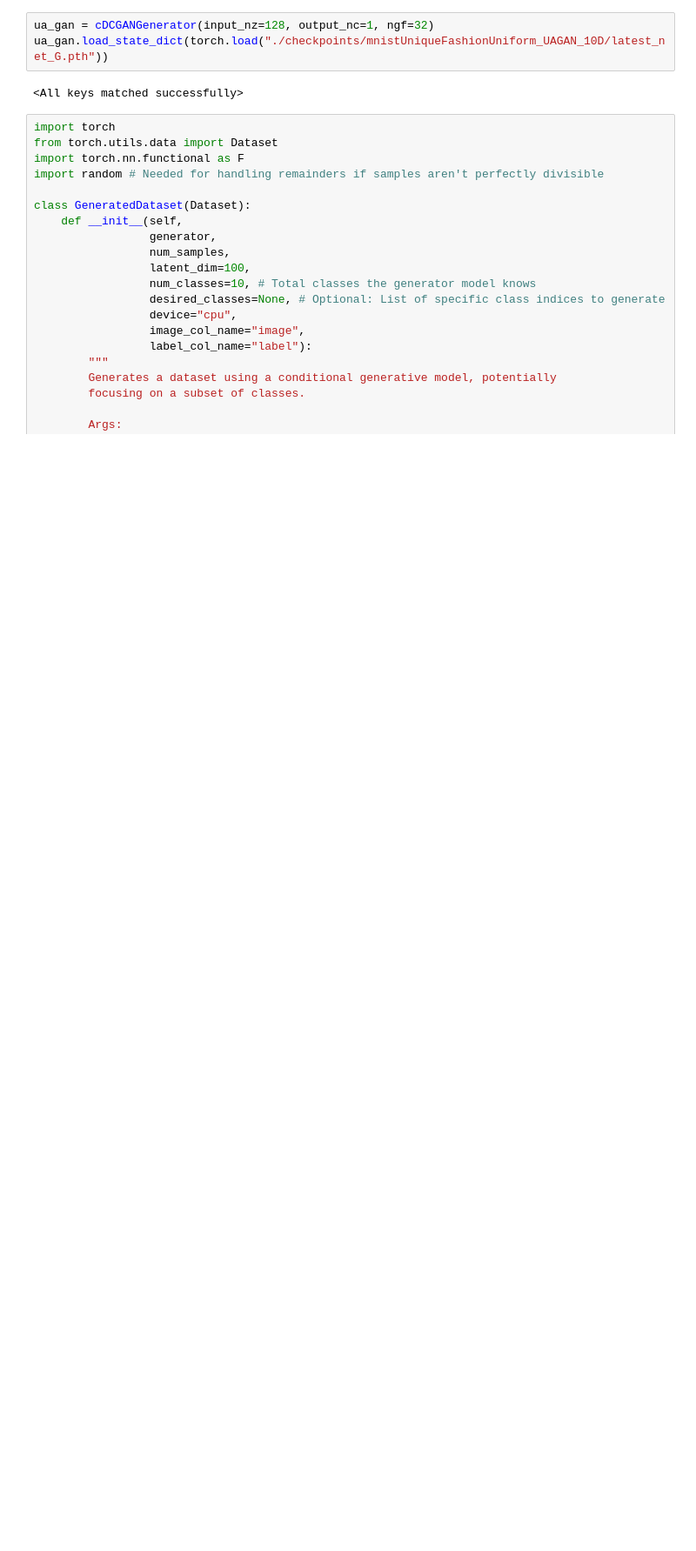
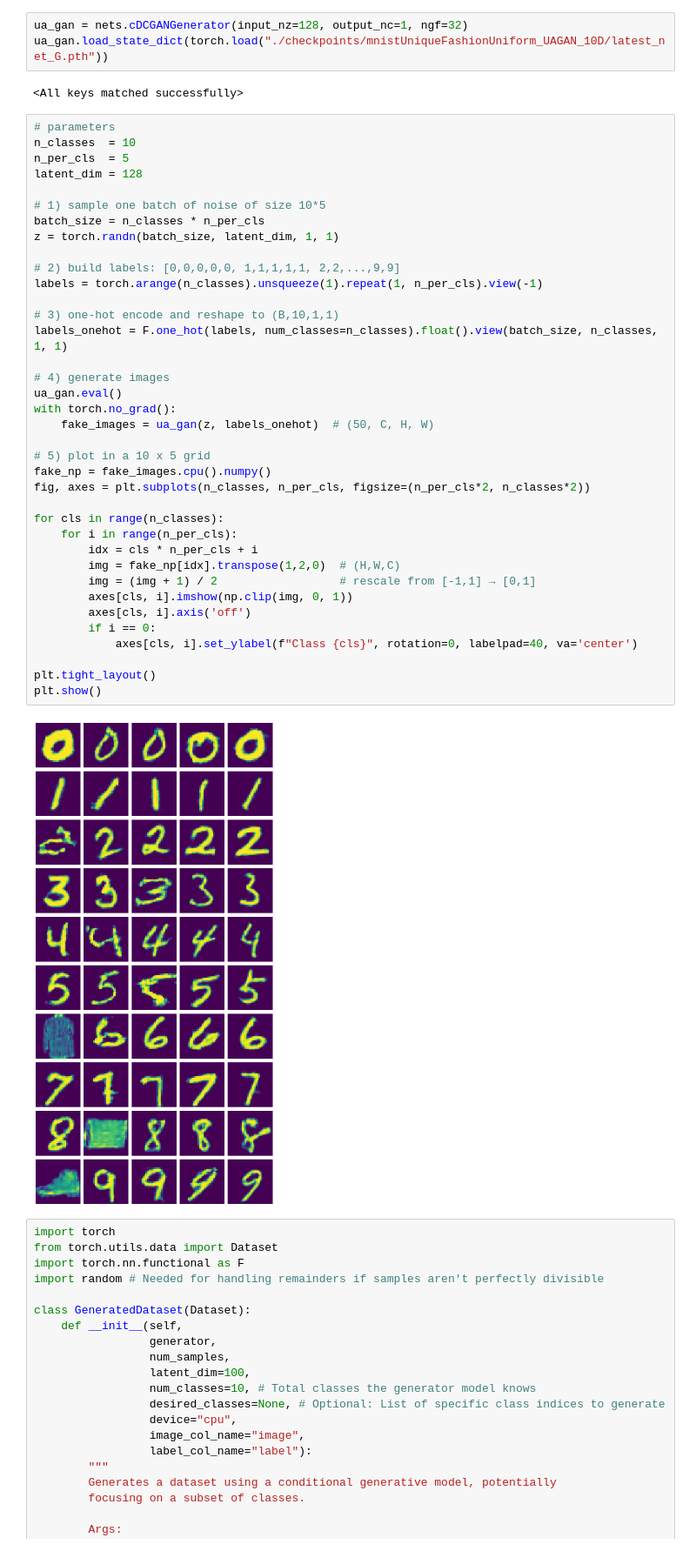
Before and after one commit to gustavoguaragna/UAGAN, a Jupyter notebook: Evaluation_UA.ipynb, the cells around one changed output. Shown at 87% size. Cells and saved outputs as stored; diff of their text form; blank space fills up the shorter version.

```diff
--- a/Evaluation_UA.ipynb
+++ b/Evaluation_UA.ipynb
@@ -289,10 +290,49 @@ class cDCGANGenerator(nn.Module):
         x = torch.tanh(self.deconv4(x))
         return x
 # %%
-ua_gan = cDCGANGenerator(input_nz=128, output_nc=1, ngf=32)
+ua_gan = nets.cDCGANGenerator(input_nz=128, output_nc=1, ngf=32)
 ua_gan.load_state_dict(torch.load("./checkpoints/mnistUniqueFashionUniform_UAGAN_10D/latest_net_G.pth"))
 # %% [output]
 <All keys matched successfully>
+# %%
+# parameters
+n_classes  = 10
+n_per_cls  = 5
+latent_dim = 128
+
+# 1) sample one batch of noise of size 10*5
+batch_size = n_classes * n_per_cls
+z = torch.randn(batch_size, latent_dim, 1, 1)
+
+# 2) build labels: [0,0,0,0,0, 1,1,1,1,1, 2,2,...,9,9]
+labels = torch.arange(n_classes).unsqueeze(1).repeat(1, n_per_cls).view(-1)
+
+# 3) one-hot encode and reshape to (B,10,1,1)
+labels_onehot = F.one_hot(labels, num_classes=n_classes).float().view(batch_size, n_classes, 1, 1)
+
+# 4) generate images
+ua_gan.eval()
+with torch.no_grad():
+    fake_images = ua_gan(z, labels_onehot)  # (50, C, H, W)
+
+# 5) plot in a 10 x 5 grid
+fake_np = fake_images.cpu().numpy()
+fig, axes = plt.subplots(n_classes, n_per_cls, figsize=(n_per_cls*2, n_classes*2))
+
+for cls in range(n_classes):
+    for i in range(n_per_cls):
+        idx = cls * n_per_cls + i
+        img = fake_np[idx].transpose(1,2,0)  # (H,W,C)
+        img = (img + 1) / 2                  # rescale from [-1,1] → [0,1]
+        axes[cls, i].imshow(np.clip(img, 0, 1))
+        axes[cls, i].axis('off')
+        if i == 0:
+            axes[cls, i].set_ylabel(f"Class {cls}", rotation=0, labelpad=40, va='center')
+
+plt.tight_layout()
+plt.show()
+# %% [output]
+[figure, added]
 # %%
 import torch
 from torch.utils.data import Dataset
```
Also changed, not shown: parts of 6 cells of this notebook, 1 other file.
